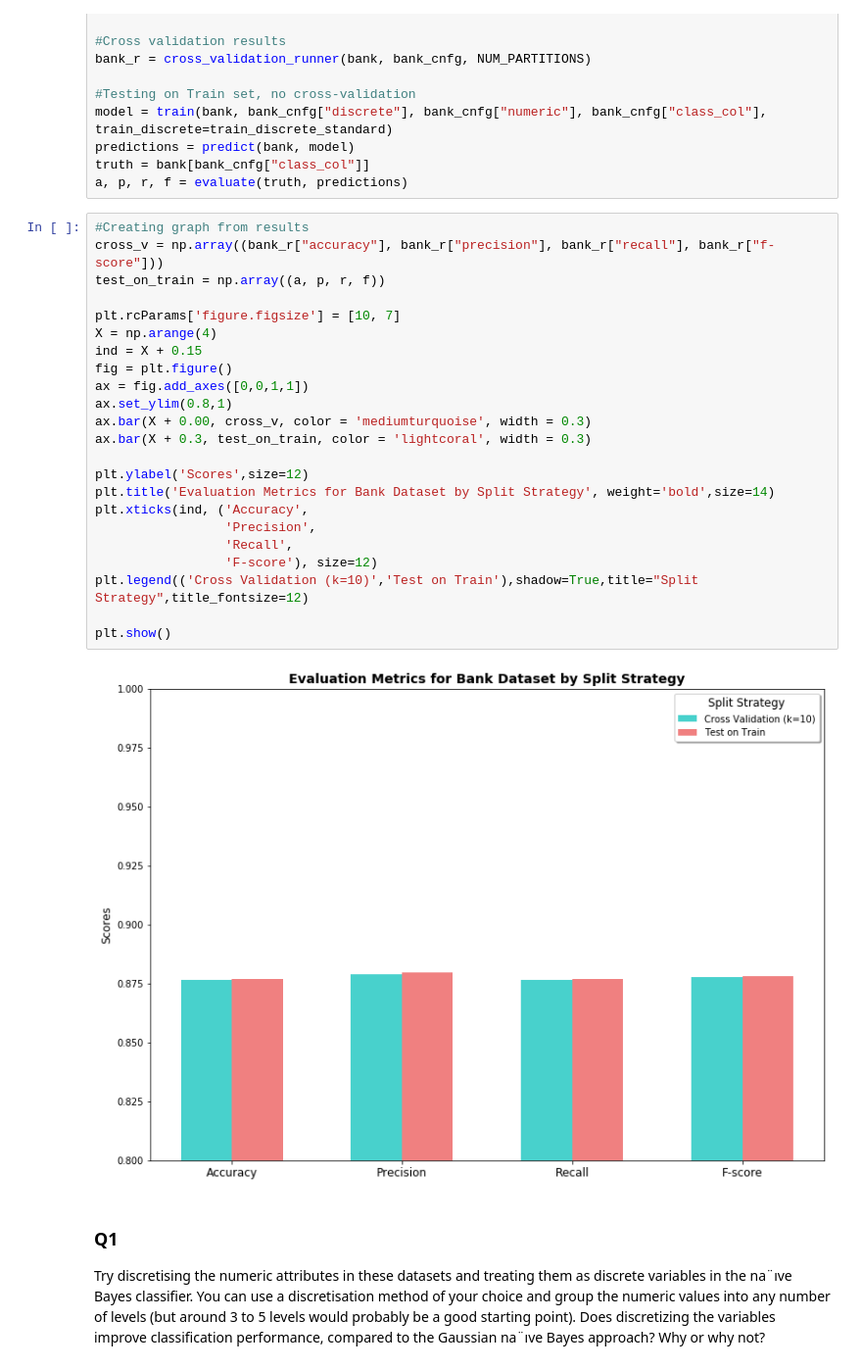
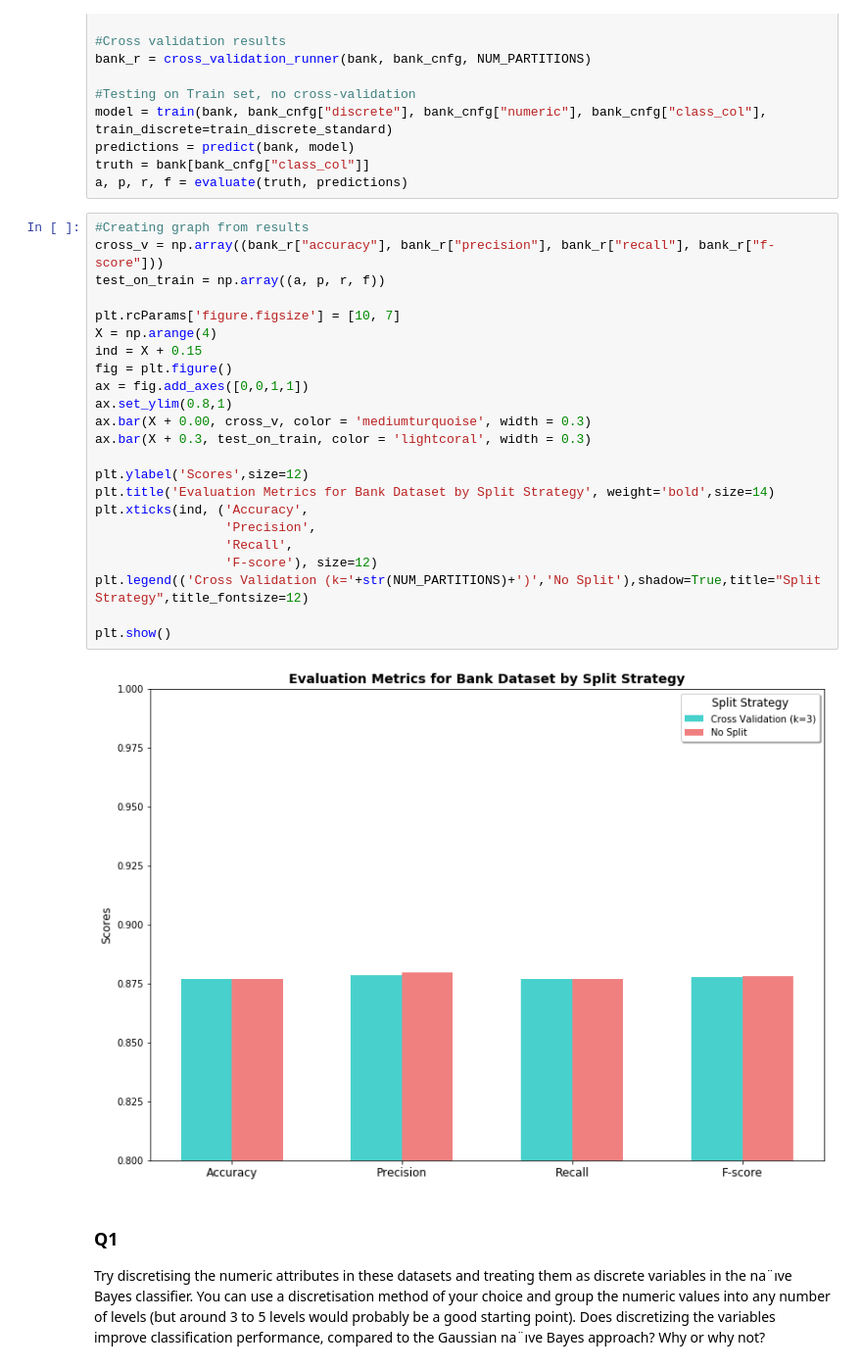
Before and after one commit to rohan-hitchcock/comp30027-machine-learning, a Jupyter notebook: ass1/src/submission/submission.ipynb, the cells around one changed output. Shown at 98% size. Drawn from its saved outputs; the diff is of its cells as text.

```diff
--- a/ass1/src/submission/submission.ipynb
+++ b/ass1/src/submission/submission.ipynb
@@ -411,28 +411,28 @@ a, p, r, f = evaluate(truth, predictions)
 # %%
 #Creating graph from results
 cross_v = np.array((bank_r["accuracy"], bank_r["precision"], bank_r["recall"], bank_r["f-score"]))
 test_on_train = np.array((a, p, r, f))
 
 plt.rcParams['figure.figsize'] = [10, 7]
 X = np.arange(4)
 ind = X + 0.15
 fig = plt.figure()
 ax = fig.add_axes([0,0,1,1])
 ax.set_ylim(0.8,1)
 ax.bar(X + 0.00, cross_v, color = 'mediumturquoise', width = 0.3)
 ax.bar(X + 0.3, test_on_train, color = 'lightcoral', width = 0.3)
 
 plt.ylabel('Scores',size=12)
 plt.title('Evaluation Metrics for Bank Dataset by Split Strategy', weight='bold',size=14)
 plt.xticks(ind, ('Accuracy',
                  'Precision',
                  'Recall',
                  'F-score'), size=12)
-plt.legend(('Cross Validation (k=10)','Test on Train'),shadow=True,title="Split Strategy",title_fontsize=12)
+plt.legend(('Cross Validation (k='+str(NUM_PARTITIONS)+')','No Split'),shadow=True,title="Split Strategy",title_fontsize=12)
 
 plt.show()
 # %% [output]
-[figure, old version]
+[figure, new version]
 # %% [markdown]
 ### Q1
 Try discretising the numeric attributes in these datasets and treating them as discrete variables in the na¨ıve
```
